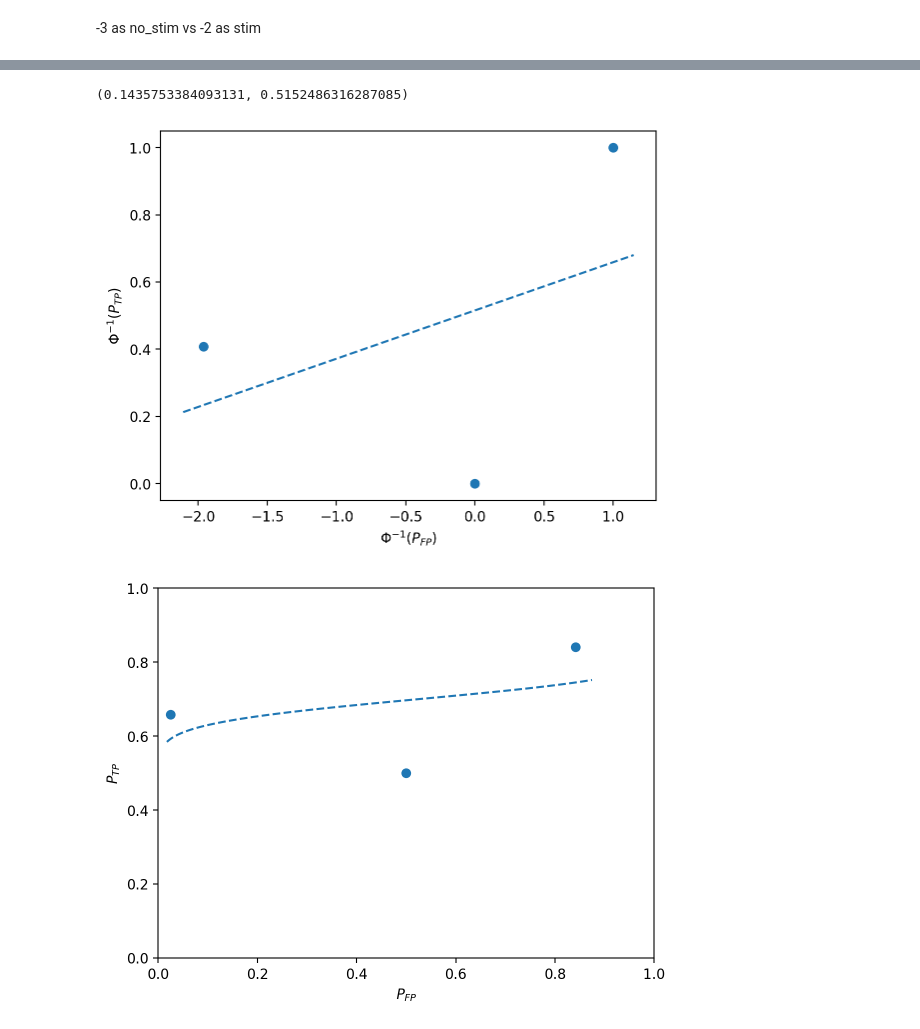
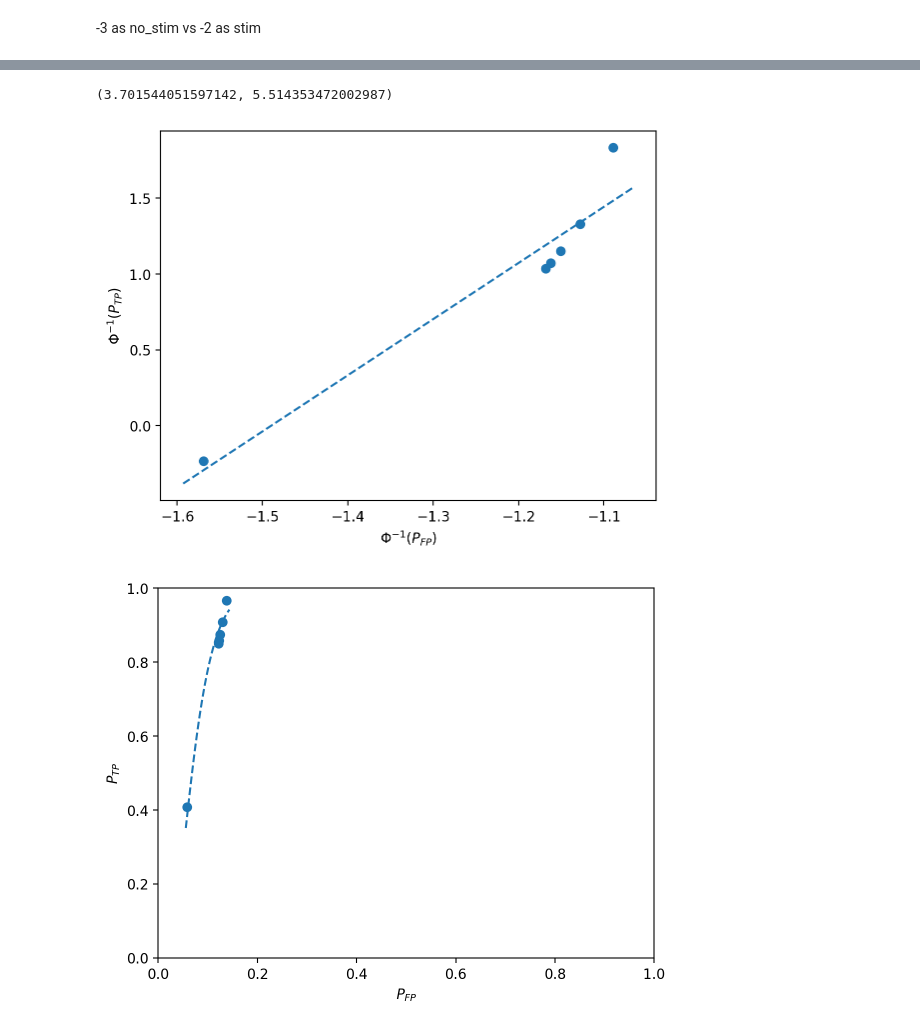
Before and after one commit to AndreasLH/Sad-Happiness, a Jupyter notebook: experiment2_analysis.ipynb, the cells around one changed output, grey strips where cells are left out. Saved outputs shown, nothing was run; the diff lists cells and outputs as text; code cells hidden in the pictures.

```diff
--- a/experiment2_analysis.ipynb
+++ b/experiment2_analysis.ipynb
@@ -75,0 +123,4 @@ plt.tight_layout()
+# %%
+true_neg = len(df[df['Image'] == 'image_-3.png'])
+FPs = [len(df[(df['Image'] == img) & (df['Response'] >= stim)])/len((df['Response'] <= stim)) for img, stim in zip(imgs, stims)]
+FPs
@@ -76,11 +134,2 @@ plt.tight_layout()
 # %% [markdown]
 -3 as no_stim vs -2 as stim
-# %%
-no_stim = df.groupby('Image')['Response'].mean().loc['image_-3.png']
-TPs = df.groupby('Image')['Response'].mean()
-TPs.drop('image_-3.png', inplace=True)
-TPs = TPs.reindex(['image_-2.png', 'image_-1.png', 'image_0.png', 'image_1.png', 'image_1.png', 'image_3.png'])
-# %%
-FPs = df.groupby('Image')['Response'].mean().loc['image_-3.png']
-FPs = 7*[FPs]
-FPs
@@ -95,43 +136,43 @@ FPs
 # %%
-P_TP1t = stats.norm.ppf(TPs[2])
-P_FP1t = stats.norm.ppf(FPs[0])
-line = stats.linregress([0, P_FP1t, 1], [0, P_TP1t, 1])
+P_TP1t = stats.norm.ppf(TPs)
+P_FP1t = stats.norm.ppf(FPs)
+line = stats.linregress(P_FP1t, P_TP1t)
 a = line.slope
 b = line.intercept
 a, b # sigma, mu
 # %% [output]
-(0.1435753384093131, 0.5152486316287085)
+(3.701544051597142, 5.514353472002987)
 # %%
 def abline(slope, intercept):
     """Plot a line from slope and intercept
     http://stackoverflow.com/questions/7941226/ddg#43811762
     """
     axes = plt.gca()
     x_vals = np.array(axes.get_xlim())
     y_vals = intercept + slope * x_vals
     plt.plot(x_vals, y_vals, '--')
     return np.linspace(x_vals[0], x_vals[1], 100), np.linspace(y_vals[0], y_vals[1], 100)
 
-plt.scatter([0, P_FP1t, 1], [0, P_TP1t, 1])
+plt.scatter(P_FP1t, P_TP1t)
 plt.xlabel('$\Phi^{-1}(P_{FP})$')
 plt.ylabel('$\Phi^{-1}(P_{TP})$')
 # plt.xlim(0, 1); plt.ylim(0, 1)
 # sigma is the slope and c is the intercept
 rocx, rocy = abline(a, b)
 # %% [output]
-[figure, old version]
+[figure, new version]
 # %%
-P_FP1, P_FP2, P_FP3 = stats.norm.cdf([0, P_FP1t, 1])
-P_TP1, P_TP2, P_TP3 = stats.norm.cdf([0, P_TP1t, 1])
+P_FP1_x = stats.norm.cdf(P_FP1t)
+P_TP1_x = stats.norm.cdf(P_TP1t)
 ROCx = stats.norm.cdf(rocx)
 ROCy = stats.norm.cdf(rocy)
-plt.scatter([P_FP1, P_FP2, P_FP3], [P_TP1, P_TP2, P_TP3])
+plt.scatter(P_FP1_x, P_TP1_x)
 plt.plot(ROCx, ROCy, '--')
 plt.xlabel('$P_{FP}$')
 plt.ylabel('$P_{TP}$')
 plt.xlim(0, 1); plt.ylim(0, 1);
 # %% [output]
-[figure, old version]
+[figure, new version]
 # %%
 def AUC(mu, sigma):
     '''Area Under the Curve (AUC) of the ROC curve when it is not probit transformed.'''
```
Also changed, not shown: parts of 7 cells of this notebook.
